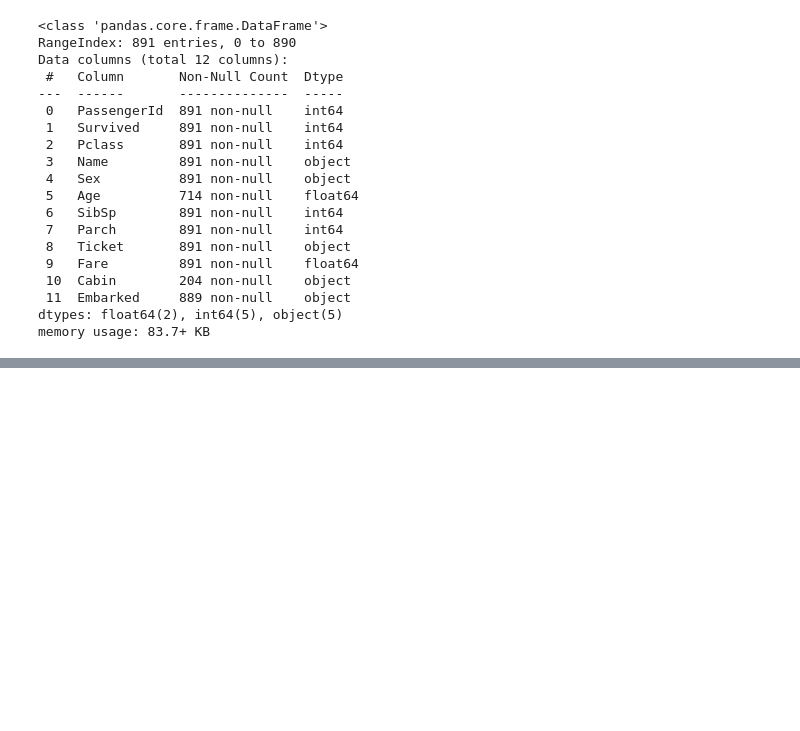
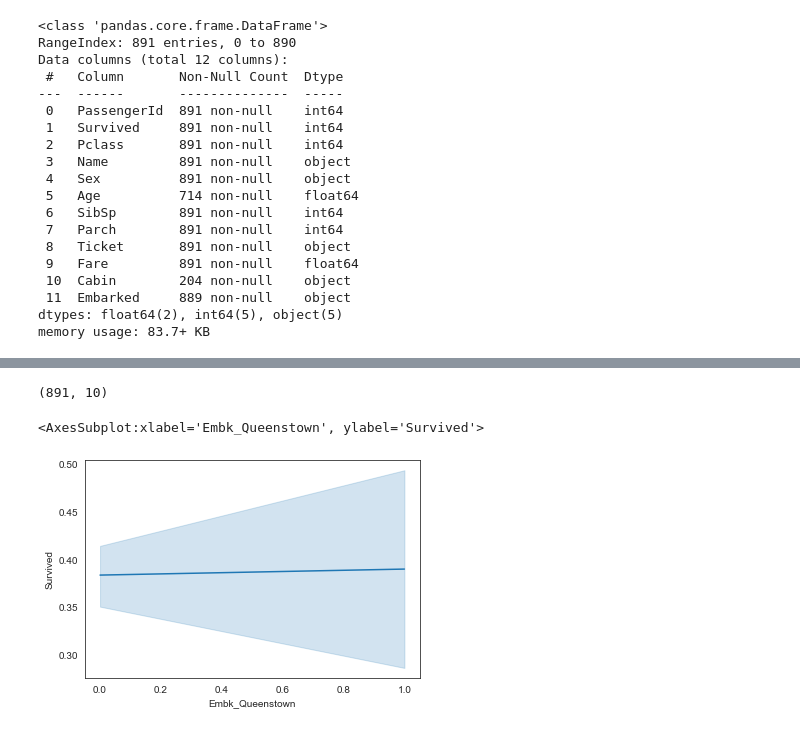
Before and after one commit to marksilas/Titanic-Survival-Prediction, a Jupyter notebook: Titanic Data Analysis.ipynb, the cells around one changed output, grey strips where cells are left out. Cells and saved outputs as stored; diff of their text form; code cells hidden in the pictures; blank space fills up the shorter version.

```diff
--- a/Titanic Data Analysis.ipynb
+++ b/Titanic Data Analysis.ipynb
@@ -60,0 +118,3 @@ memory usage: 83.7+ KB
+# %%
+data = data.join(Embarked_town).drop('Embarked', axis=1)
+data.head()
@@ -60,0 +128,3 @@ memory usage: 83.7+ KB
+# %%
+data.Age.fillna(data.Age.mean(),inplace=True)
+data.Age.isnull().sum()
@@ -60,0 +133,3 @@ memory usage: 83.7+ KB
+# %%
+data.Fare.fillna(data.Fare.mean(),inplace=True)
+data.Fare.isnull().sum()
@@ -61,3 +138,5 @@ memory usage: 83.7+ KB
+# %%
+data = data.dropna(axis=0, how='any', thresh=None, subset=None, inplace=False)
 # %%
 data.isnull().sum()
 # %% [output]
@@ -192,0 +166,9 @@ Data2
+# %%
+data.shape
+# %% [output]
+(891, 10)
+# %%
+sns.lineplot(data=data, x="Embk_Queenstown", y="Survived")
+# %% [output]
+<AxesSubplot:xlabel='Embk_Queenstown', ylabel='Survived'>
+[figure, added]
```
Also changed, not shown: parts of 51 cells of this notebook.
